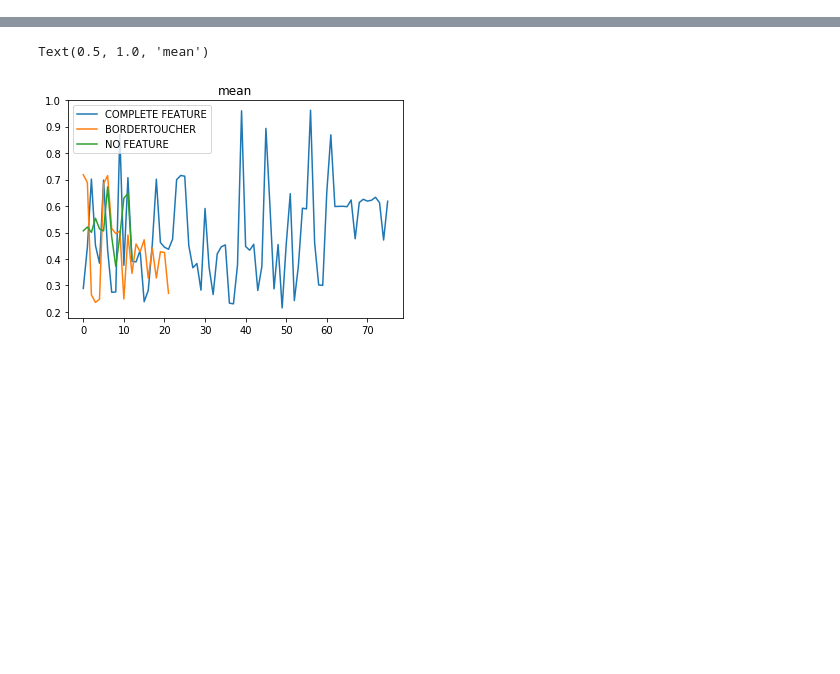
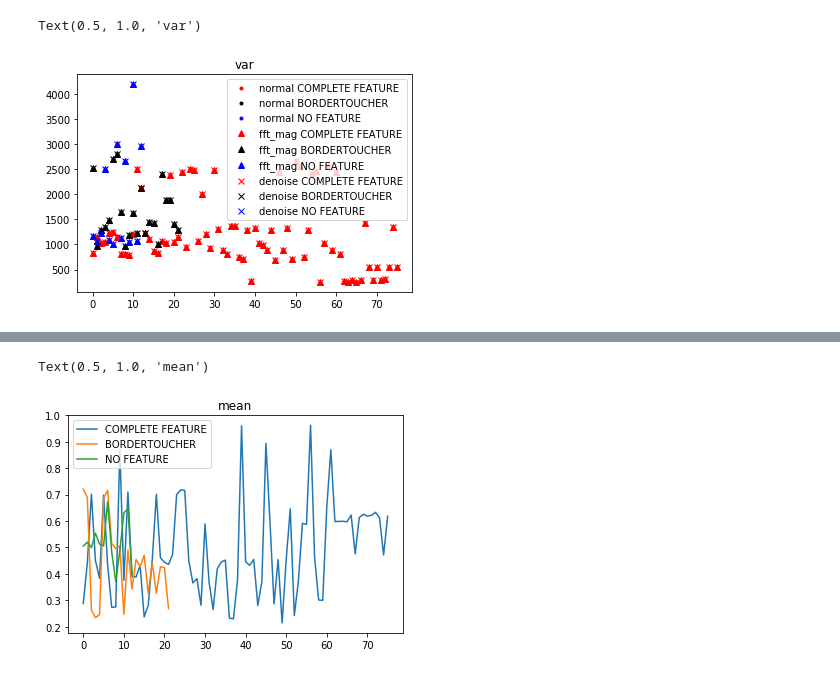
Before and after one commit to MoonVision/zeiss-apollo, a Jupyter notebook: vision/statistics.ipynb, the cells around one changed output, grey strips where cells are left out. Saved outputs shown, nothing was run; the diff lists cells and outputs as text; code cells hidden in the pictures; blank space fills up the shorter version.

```diff
--- a/vision/statistics.ipynb
+++ b/vision/statistics.ipynb
@@ -24,0 +94,11 @@ for d in dirs:
+# %%
+class transform:
+    def normal(img):
+        return img
+    def fft_mag(img):
+        f = np.fft.fft2(img)
+        fshift = np.fft.fftshift(f)
+        return 20*np.log(np.abs(fshift))
+
+    def denoise(image, h = 7, block_size = 7, search_window = 21):
+        return cv2.fastNlMeansDenoising(image,None,h,block_size,search_window)
@@ -24,0 +148,16 @@ for d in dirs:
+# %%
+t_sing = ['.','^','x']
+c_map = ['r', 'k', 'b']
+fig, ax = plt.subplots()
+
+stat_key = 'var'
+for i, key in enumerate(statistics.keys()):
+    values = np.array(statistics[key][stat_key])
+    ax.plot(values[idx0], t_sing[i]+c_map[0], label=key+" "+label_map(0))
+    ax.plot(values[idx1], t_sing[i]+c_map[1], label=key+" "+label_map(1))
+    ax.plot(values[idx2], t_sing[i]+c_map[2], label=key+" "+label_map(2))
+ax.legend()
+ax.set_title(stat_key)
+# %% [output]
+Text(0.5, 1.0, 'var')
+[figure, added]
```
Also changed, not shown: parts of 18 cells of this notebook, 2 other files.
